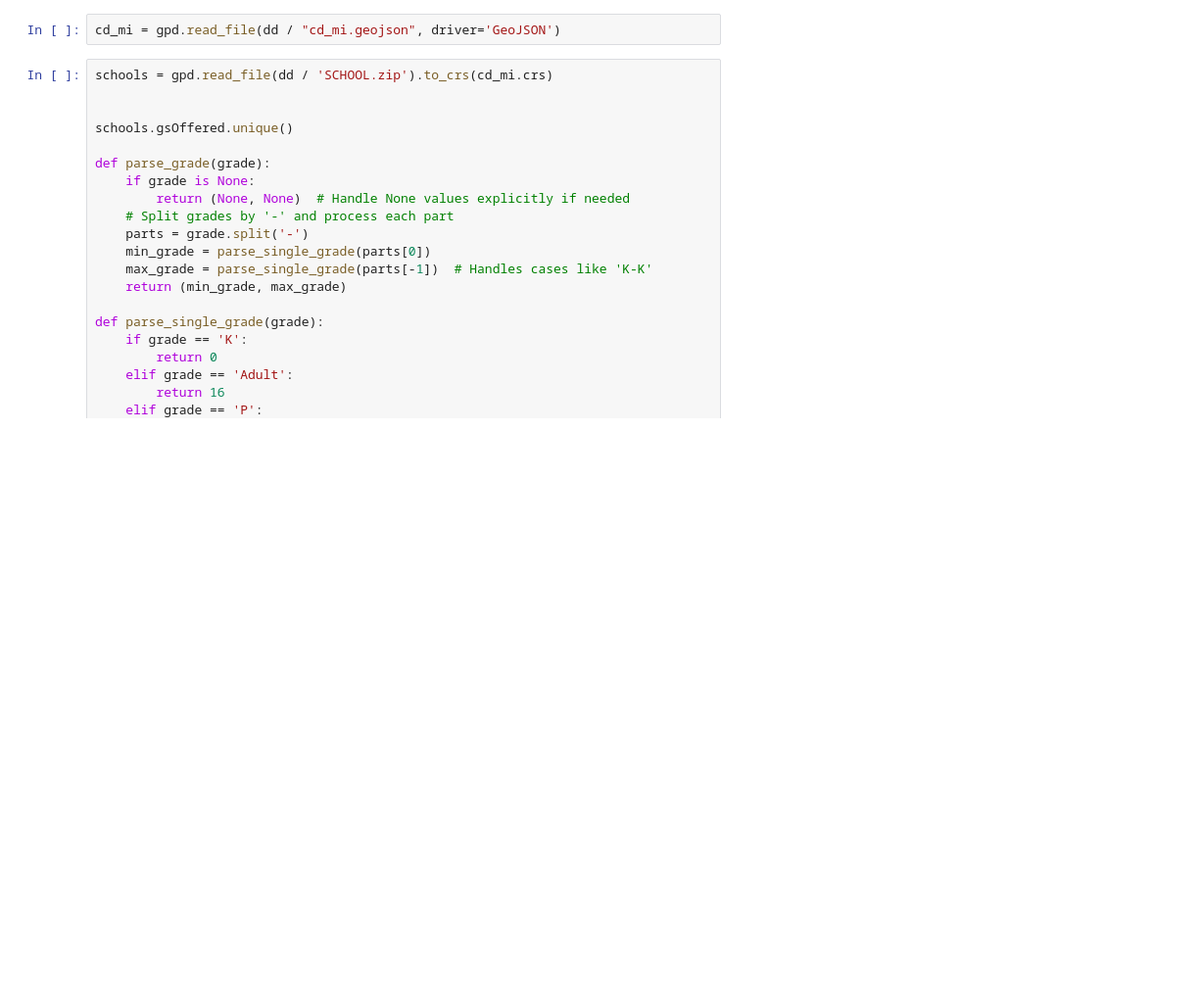
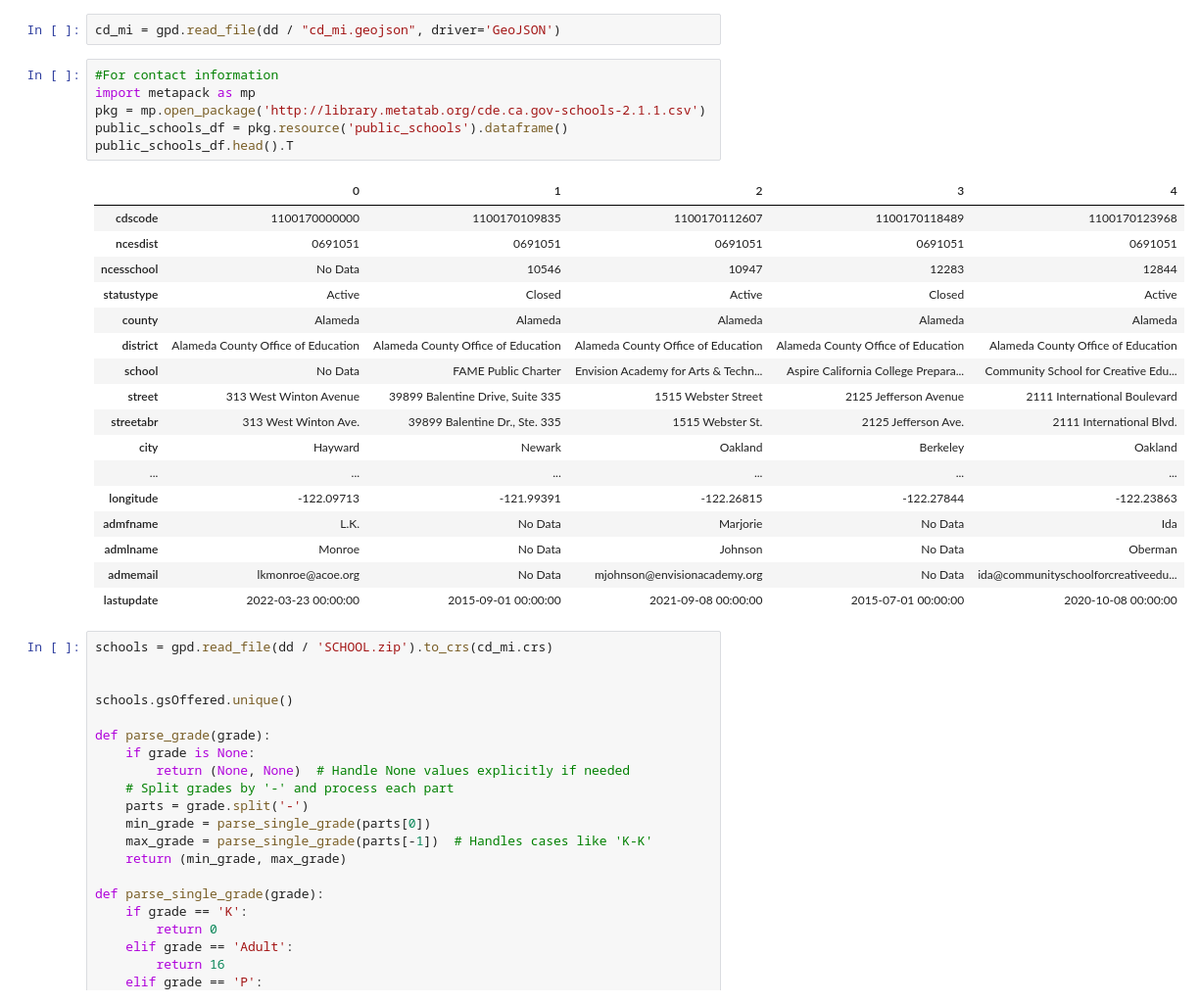
Before and after one commit to jointheleague/marketing-data, a Jupyter notebook: notebooks/ericbusboom/schools.ipynb, the cells around one changed output. Shown at 98% size. Saved outputs shown, nothing was run; the diff lists cells and outputs as text; blank space fills up the shorter version.

Commit message:
adding email addresses to Schools

```diff
--- a/notebooks/ericbusboom/schools.ipynb
+++ b/notebooks/ericbusboom/schools.ipynb
@@ -11,6 +11,30 @@ dd = Path('/workspaces/marketing-data/data')
 league_cv = (-117.24060311836597, 32.94814917805023)
 # %%
 cd_mi = gpd.read_file(dd / "cd_mi.geojson", driver='GeoJSON')
+# %%
+#For contact information
+import metapack as mp
+pkg = mp.open_package('http://library.metatab.org/cde.ca.gov-schools-2.1.1.csv')
+public_schools_df = pkg.resource('public_schools').dataframe()
+public_schools_df.head().T
+# %% [output]
+|  | 0 | 1 | 2 | 3 | 4 |
+| cdscode | 1100170000000 | 1100170109835 | 1100170112607 | 1100170118489 | 1100170123968 |
+| ncesdist | 0691051 | 0691051 | 0691051 | 0691051 | 0691051 |
+| ncesschool | No Data | 10546 | 10947 | 12283 | 12844 |
+| statustype | Active | Closed | Active | Closed | Active |
+| county | Alameda | Alameda | Alameda | Alameda | Alameda |
+| district | Alameda County Office of Education | Alameda County Office of Education | Alameda County Office of Education | Alameda County Office of Education | Alameda County Office of Education |
+| school | No Data | FAME Public Charter | Envision Academy for Arts & Techn... | Aspire California College Prepara... | Community School for Creative Edu... |
+| street | 313 West Winton Avenue | 39899 Balentine Drive, Suite 335 | 1515 Webster Street | 2125 Jefferson Avenue | 2111 International Boulevard |
+| streetabr | 313 West Winton Ave. | 39899 Balentine Dr., Ste. 335 | 1515 Webster St. | 2125 Jefferson Ave. | 2111 International Blvd. |
+| city | Hayward | Newark | Oakland | Berkeley | Oakland |
+| ... | ... | ... | ... | ... | ... |
+| longitude | -122.09713 | -121.99391 | -122.26815 | -122.27844 | -122.23863 |
+| admfname | L.K. | No Data | Marjorie | No Data | Ida |
+| admlname | Monroe | No Data | Johnson | No Data | Oberman |
+| admemail | lkmonroe@acoe.org | No Data | mjohnson@envisionacademy.org | No Data | ida@communityschoolforcreativeedu... |
+| lastupdate | 2022-03-23 00:00:00 | 2015-09-01 00:00:00 | 2021-09-08 00:00:00 | 2015-07-01 00:00:00 | 2020-10-08 00:00:00 |
 # %%
 schools = gpd.read_file(dd / 'SCHOOL.zip').to_crs(cd_mi.crs)
 
```
Also changed, not shown: parts of 1 cell of this notebook, 11 other files.
